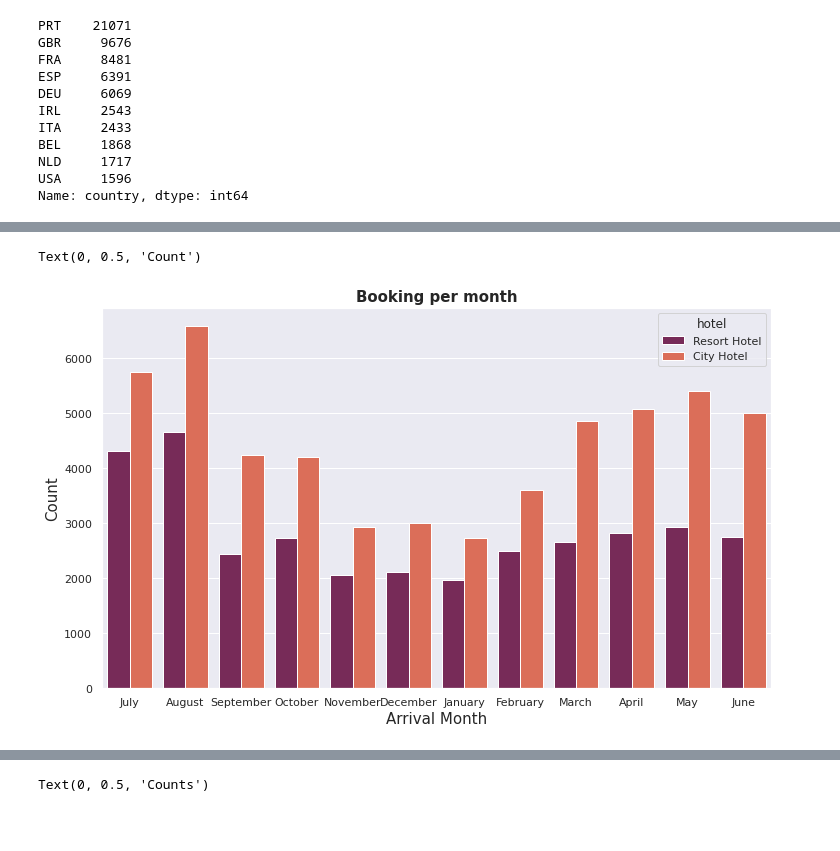
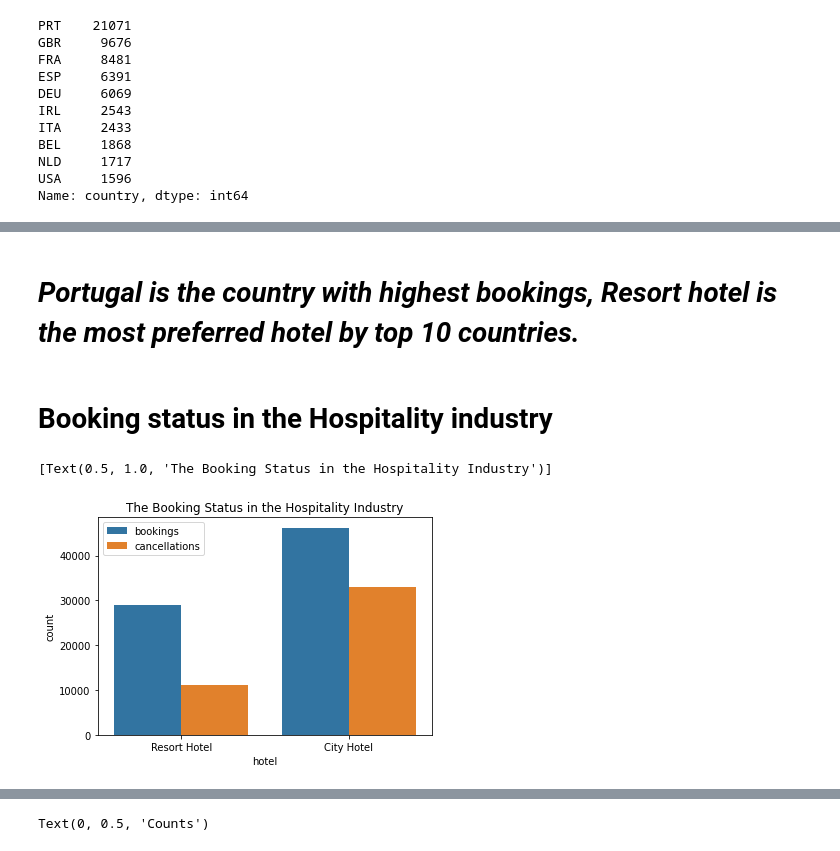
Before and after one commit to Tanjul5/Hotel_Booking_Analysis, a Jupyter notebook: Hotel_Booking_Analysis_Capstone_Project.ipynb, the cells around one changed output, grey strips where cells are left out. Drawn from its saved outputs; the diff is of its cells as text; code cells hidden in the pictures; blank space fills up the shorter version.

```diff
--- a/Hotel_Booking_Analysis_Capstone_Project.ipynb
+++ b/Hotel_Booking_Analysis_Capstone_Project.ipynb
@@ -202,9 +256,12 @@ Text(0.5, 0, 'Arrival Month')
-# %%
-fig, ax = plt.subplots(figsize = (12,7))
-sns.countplot(x= 'arrival_date_month',hue = 'hotel',data = df,palette= 'rocket')
-plt.title ('Booking per month',weight = 'bold', size = 15)
-plt.xlabel("Arrival Month",size = 15)
-plt.ylabel('Count',size = 15)
-# %% [output]
-Text(0, 0.5, 'Count')
-[figure, removed]
+# %% [markdown]
+# *Portugal is the country with highest bookings, Resort hotel is the most preferred hotel by top 10 countries.*
+# %% [markdown]
+# **Booking status in  the Hospitality industry**
+# %%
+# here the successful bookings are represented by 0 and cancellations are represented by 1.
+b_ch = sns.countplot(data=Hotel_book_df, x='hotel', hue='is_canceled')
+b_ch.legend(['bookings','cancellations'])
+b_ch.set(title='The Booking Status in the Hospitality Industry')
+# %% [output]
+[Text(0.5, 1.0, 'The Booking Status in the Hospitality Industry')]
+[figure, added]
```
Also changed, not shown: parts of 73 cells of this notebook.
